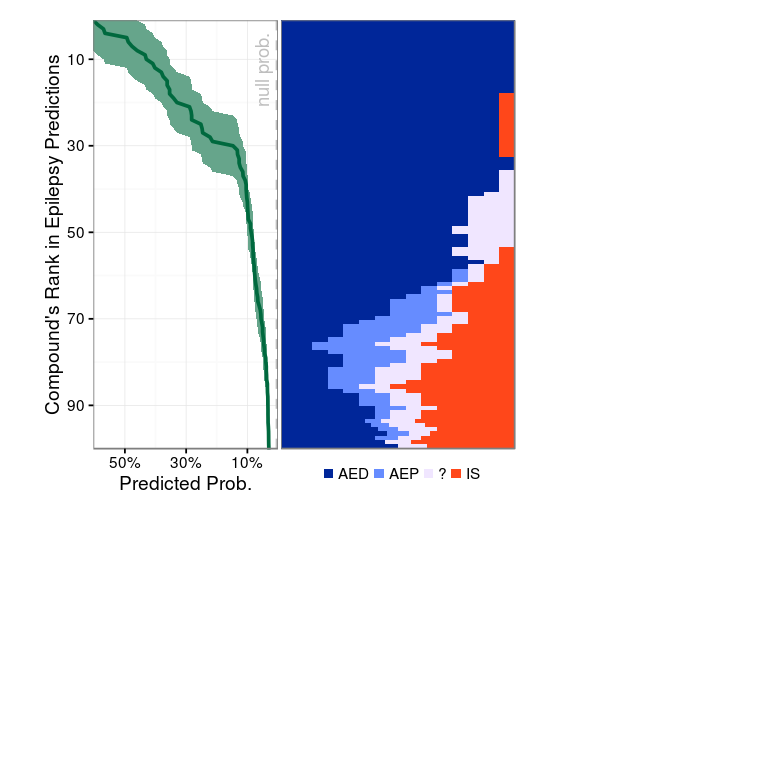
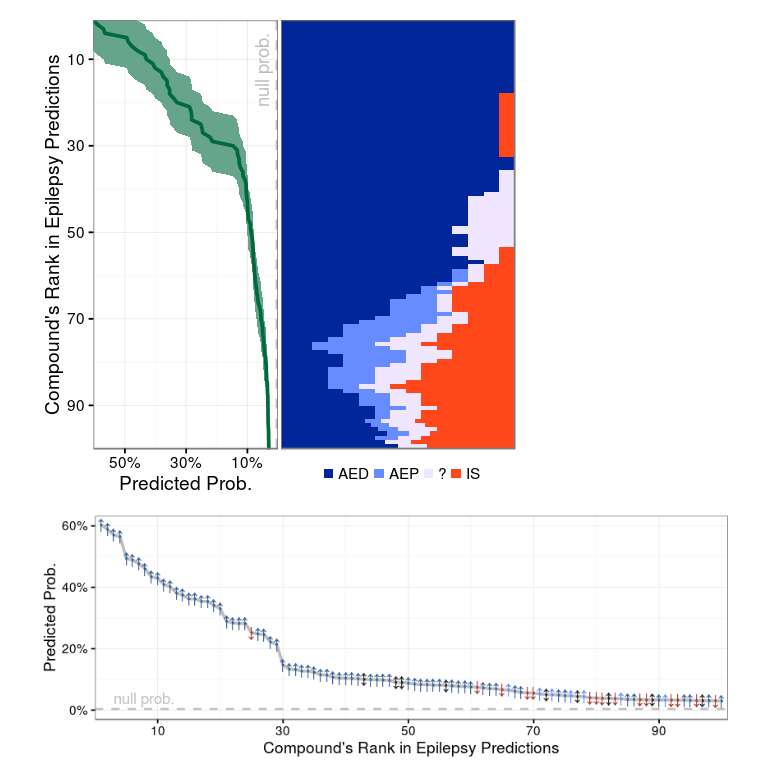
Before and after one commit to dhimmel/rephetio, a Jupyter notebook: epilepsy/repilepsy.ipynb, the cells around one changed output. Drawn from its saved outputs; the diff is of its cells as text; code cells hidden in the pictures; blank space fills up the shorter version.

Commit message:
Add single panel epilepsy viz

```diff
--- a/epilepsy/repilepsy.ipynb
+++ b/epilepsy/repilepsy.ipynb
@@ -80,6 +80,31 @@ options(repr.plot.width=w, repr.plot.height=h)
 gg_epilepsy
 # %% [output]
 [figure]
+# %%
+w = 7; h = 2.5
+
+color_map = c(AED='#345F95', AEP='#668cff', '?'='#212121', IS='#A7372C')
+shape_map = c(AED='↑', AEP='↑', '?'='↕', IS='↓')
+
+options(repr.plot.width=w, repr.plot.height=h)
+window_df %>%
+  ggplot2::ggplot(ggplot2::aes(x = disease_rank, y = prediction)) +
+  ggplot2::geom_hline(yintercept = null_prob, size=0.7, linetype='dashed', color='grey') +
+  ggplot2::annotate('text', x=3, y=null_prob, color='grey', label='null prob.', vjust=-0.4, hjust=0) +
+  ggplot2::geom_line(size=1.05, lineend='round', color='grey') +
+  ggplot2::geom_point(ggplot2::aes(color=status, shape=status), size=5, stroke=1) +
+  ggplot2::geom_point(ggplot2::aes(color=status), size=0.18) +
+  #ggplot2::coord_flip() +
+  hetior::theme_dhimmel() +
+  #ggplot2::scale_x_reverse(breaks=window_df$disease_rank, labels=tolower(window_df$name)) +
+  ggplot2::scale_color_manual(values=color_map, name=NULL, guide=F) +
+  ggplot2::scale_shape_manual(values=shape_map, name=NULL, guide=F) +
+  ggplot2::scale_x_continuous(breaks=seq(10, 90, 20), expand=c(0,1), name="Compound's Rank in Epilepsy Predictions") +
+  ggplot2::scale_y_continuous(breaks=seq(.0, .6, .2), labels=scales::percent, name='Predicted Prob.') +
+  ggplot2::expand_limits(y = 0) +
+  ggplot2::theme(plot.margin = grid::unit(c(2, 0, 2, 2), 'points'))
+# %% [output]
+[figure, added]
 # %%
 # Save to file
 ggplot2::ggsave('figure/epilepsy.png', gg_epilepsy, width = w, height = h, dpi=300)
```
